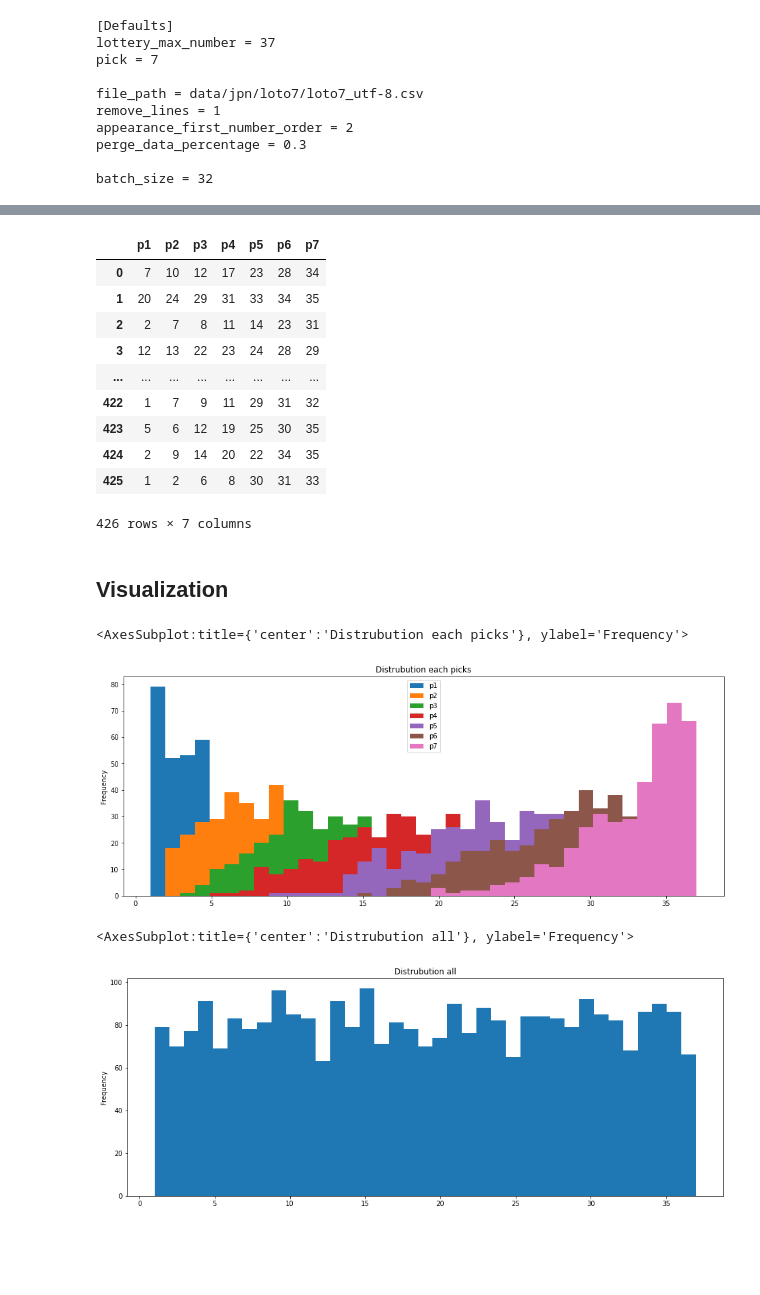
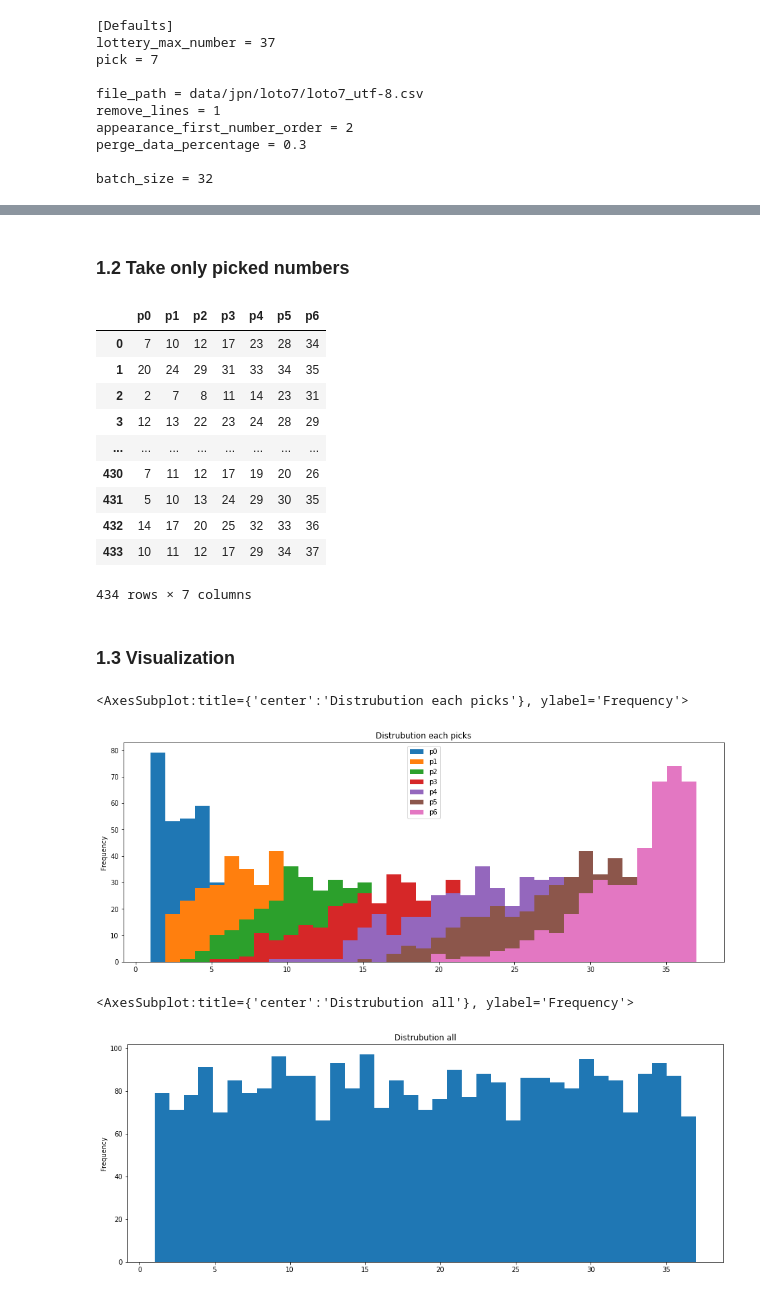
Before and after one commit to newini/lottery-number-generator, a Jupyter notebook: books/loto7.ipynb, the cells around one changed output, grey strips where cells are left out. Cells and saved outputs as stored; diff of their text form; code cells hidden in the pictures; blank space fills up the shorter version.

```diff
--- a/books/loto7.ipynb
+++ b/books/loto7.ipynb
@@ -5,13 +6,13 @@
 # %%
 import argparse, configparser, copy, csv, datetime
 import matplotlib.pyplot as plt
-plt.rc('font', family='Hiragino Kaku Gothic Pro')
+plt.rc('font', family='Cascadia Code PL')
 plt.rcParams['figure.figsize'] = (16, 6)
 
 import numpy as np
 
 import pandas as pd
-pd.set_option('display.max_rows', 8)
+#pd.set_option('display.max_rows', 8)
 
 from sklearn.model_selection import train_test_split
 # %% [markdown]
@@ -112,30 +114,32 @@ data.describe()
 8 rows × 23 columns
+# %% [markdown]
+### 1.2 Take only picked numbers
 # %%
-data = pd.DataFrame(data.iloc[:, 2:9])
-data.columns = ['p1', 'p2', 'p3', 'p4', 'p5', 'p6', 'p7']
-data
+data_selected = pd.DataFrame(data.iloc[:, 2:9])
+data_selected.columns = ['p'+str(i) for i in range(args.pick) ]
+data_selected
 # %% [output]
-|  | p1 | p2 | p3 | p4 | p5 | p6 | p7 |
+|  | p0 | p1 | p2 | p3 | p4 | p5 | p6 |
 | 0 | 7 | 10 | 12 | 17 | 23 | 28 | 34 |
 | 1 | 20 | 24 | 29 | 31 | 33 | 34 | 35 |
 | 2 | 2 | 7 | 8 | 11 | 14 | 23 | 31 |
 | 3 | 12 | 13 | 22 | 23 | 24 | 28 | 29 |
 | ... | ... | ... | ... | ... | ... | ... | ... |
-| 422 | 1 | 7 | 9 | 11 | 29 | 31 | 32 |
-| 423 | 5 | 6 | 12 | 19 | 25 | 30 | 35 |
-| 424 | 2 | 9 | 14 | 20 | 22 | 34 | 35 |
-| 425 | 1 | 2 | 6 | 8 | 30 | 31 | 33 |
+| 430 | 7 | 11 | 12 | 17 | 19 | 20 | 26 |
+| 431 | 5 | 10 | 13 | 24 | 29 | 30 | 35 |
+| 432 | 14 | 17 | 20 | 25 | 32 | 33 | 36 |
+| 433 | 10 | 11 | 12 | 17 | 29 | 34 | 37 |
-426 rows × 7 columns
+434 rows × 7 columns
 # %% [markdown]
-## Visualization
+### 1.3 Visualization
 # %%
-data.plot(kind='hist', bins=37, title='Distrubution each picks')
+data_selected.plot(kind='hist', bins=37, title='Distrubution each picks')
 # %% [output]
 <AxesSubplot:title={'center':'Distrubution each picks'}, ylabel='Frequency'>
-[figure, old version]
+[figure, new version]
 # %%
-data.stack().reset_index(drop=True).plot(kind='hist', bins=37, title='Distrubution all')
+data_selected.stack().reset_index(drop=True).plot(kind='hist', bins=37, title='Distrubution all')
 # %% [output]
 <AxesSubplot:title={'center':'Distrubution all'}, ylabel='Frequency'>
-[figure, old version]
+[figure, new version]
 # %% [markdown]
```
Also changed, not shown: parts of 27 cells of this notebook.
